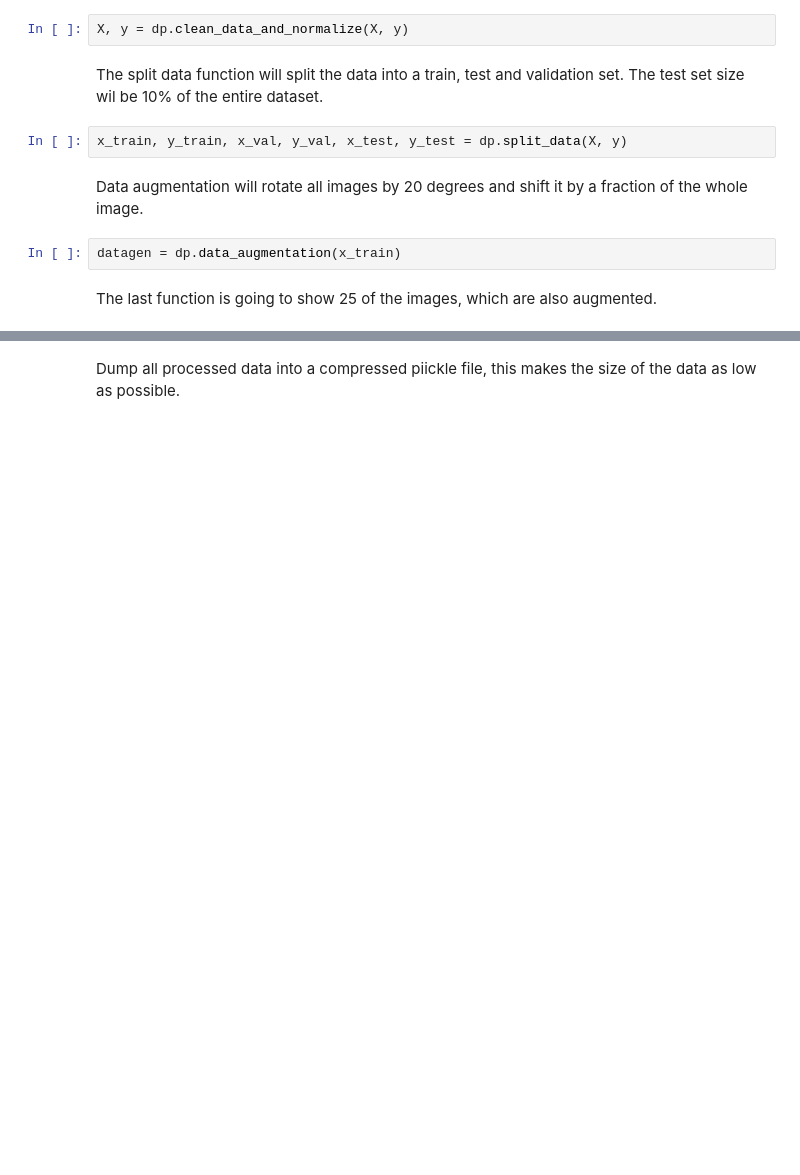
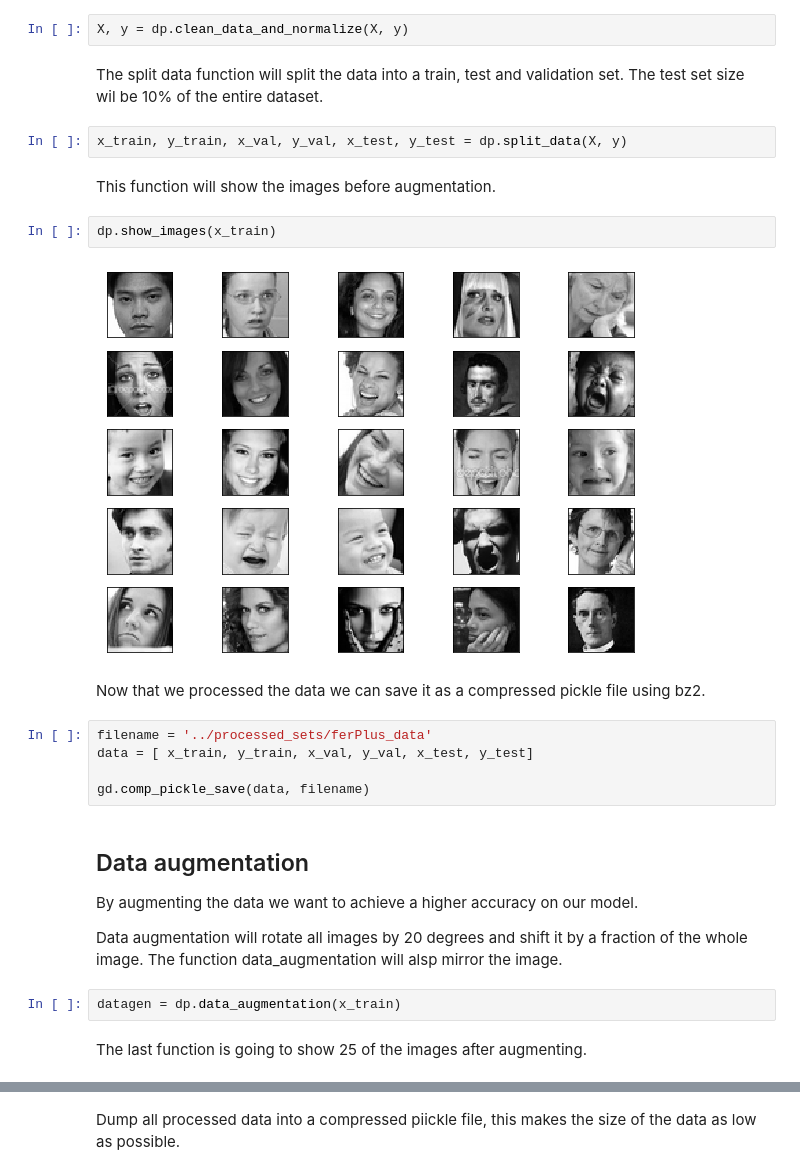
Before and after one commit to BB8-2020/EmpathicRobot, a Jupyter notebook: data/ferPlus/analyse_FerPlus.ipynb, the cells around one changed output, grey strips where cells are left out. Saved outputs shown, nothing was run; the diff lists cells and outputs as text; blank space fills up the shorter version.

Commit message:
Separated the augmentation from the rest. Because: - data augmentation - file structure
We separated the augmentation from the rest of processing and showed some more images.

```diff
--- a/data/ferPlus/analyse_FerPlus.ipynb
+++ b/data/ferPlus/analyse_FerPlus.ipynb
@@ -97,12 +82,28 @@ X, y = dp.clean_data_and_normalize(X, y)
 The split data function will split the data into a train, test and validation set. The test set size wil be 10% of the entire dataset.
 # %%
 x_train, y_train, x_val, y_val, x_test, y_test = dp.split_data(X, y)
+# %% [markdown]
+This function will show the images before augmentation.
+# %%
+dp.show_images(x_train)
+# %% [output]
+[figure, added]
+# %% [markdown]
+Now that we processed the data we can save it as a compressed pickle file using bz2.
+# %%
+filename = '../processed_sets/ferPlus_data'
+data = [ x_train, y_train, x_val, y_val, x_test, y_test]
+
+gd.comp_pickle_save(data, filename)
 # %% [markdown]
-Data augmentation will rotate all images by 20 degrees and shift it by a fraction of the whole image.
+## Data augmentation
+By augmenting the data we want to achieve a higher accuracy on our model.
+
+Data augmentation will rotate all images by 20 degrees and shift it by a fraction of the whole image. The function data_augmentation will alsp mirror the image.
 # %%
 datagen = dp.data_augmentation(x_train)
 # %% [markdown]
-The last function is going to show 25 of the images, which are also augmented.
+The last function is going to show 25 of the images after augmenting.
 # %%
 dp.show_augmented_images(datagen, x_train, y_train)
 # %% [output]
```
Also changed, not shown: parts of 4 cells of this notebook, 1 other file.
